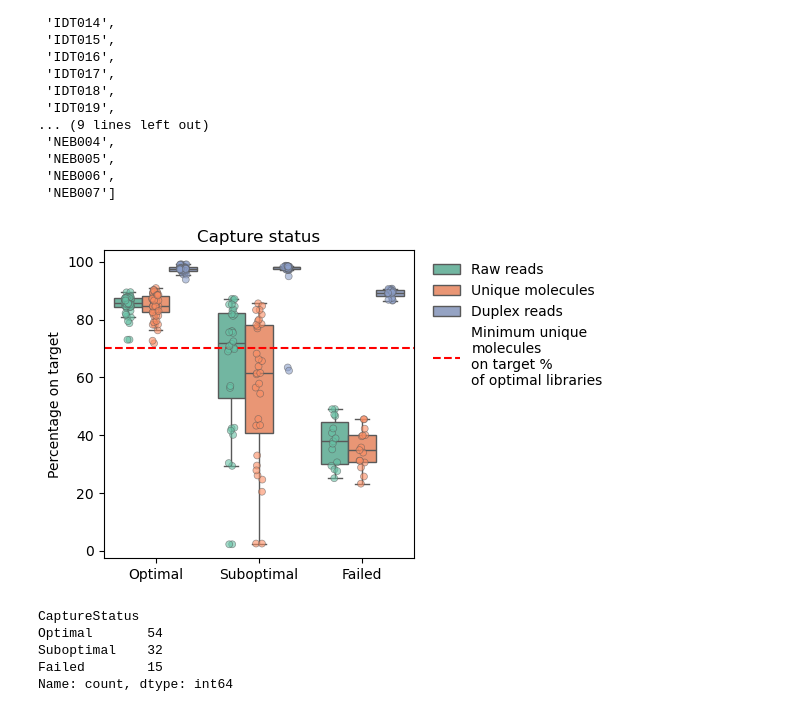
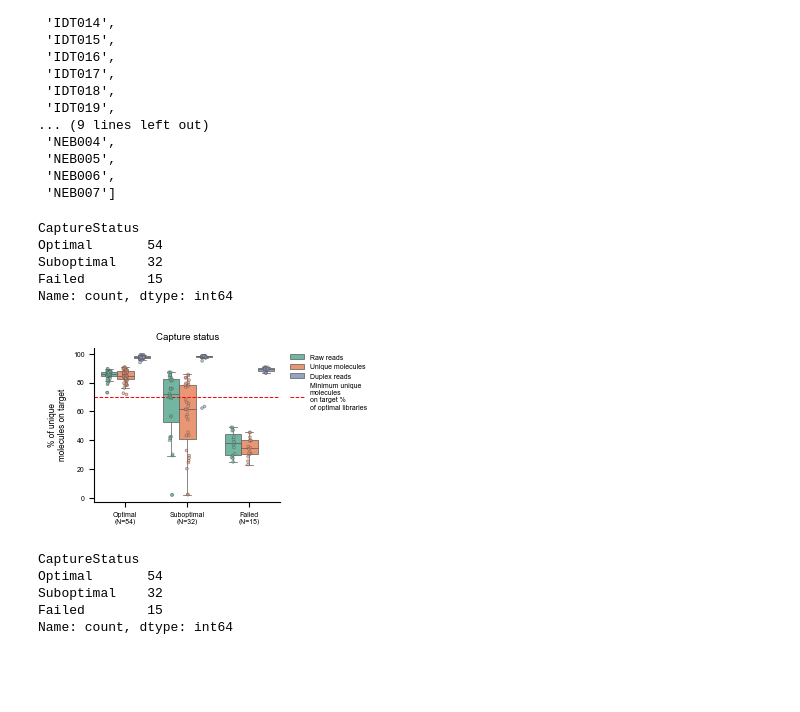
Before and after one commit to bbglab/DeepClone_protocol, a Jupyter notebook: main/figure3/scripts/plot_ontarget_experiments.ipynb, the cells around one changed output. Saved outputs shown, nothing was run; the diff lists cells and outputs as text; code cells hidden in the pictures; blank space fills up the shorter version.

```diff
--- a/main/figure3/scripts/plot_ontarget_experiments.ipynb
+++ b/main/figure3/scripts/plot_ontarget_experiments.ipynb
@@ -129,87 +182,56 @@ sorted(subset_data["PROJECT"].unique())
+# %%
+counts_per_capture_group
+# %% [output]
+CaptureStatus
+Optimal       54
+Suboptimal    32
+Failed        15
+Name: count, dtype: int64
 # %%
-# your variables of interest
-to_plot = [
-    'BamQC>>raw.percentage_aligned_on_target',
-    'BamQC>>am.percentage_aligned_on_target',
-    'BamQC>>duplex.percentage_aligned_on_target',
-    # 'FamMetrics>>on_target'
-]
-
-# subset data
-df = subset_data[subset_data["PROJECT"].str.startswith("IDT")].copy()
-df = df[df["PROJECT"].isin([
-    'IDT007', 'IDT012', 'IDT013', 'IDT014',
-                             'IDT016', 'IDT017', 'IDT018','IDT020',
-                             'IDT015','IDT021', 'IDT022',
-                             'IDT023', 'IDT019',
-                             'IDT026',
-                             'IDT027',
-                             ])].copy()
-
-mapping_batch_to_quality = {
-        "Optimal": ['IDT007', 'IDT012', 'IDT013', 'IDT014',
-                    'IDT016', 'IDT017', 'IDT018','IDT020',
-                    'IDT026','IDT027',
-                    ],
-        "Suboptimal" : ['IDT015','IDT021', 'IDT022',],
-        "Failed": [ 'IDT023', 'IDT019']
-    }
-
-df["CaptureStatus"] = df["PROJECT"].map({proj: status for status, projs in mapping_batch_to_quality.items() for proj in projs})
-
-df = df.sort_values(by = "CaptureStatus").reset_index(drop=True)
-
-# reshape from wide to long format
-long_df = df.melt(
-    id_vars="CaptureStatus",
-    value_vars=to_plot,
-    var_name="Metric",
-    value_name="Percentage_on_target"
-)
-
-# rename Metric column for nicer display
-long_df["Metric"] = long_df["Metric"].str.replace("BamQC>>", "").str.replace(".percentage_aligned_on_target", "")
-long_df["Metric"] = long_df["Metric"].map({
-    'raw': 'Raw reads',
-    'am': 'Unique molecules',
-    'duplex': 'Duplex reads',})
 # set up plot
-plt.figure(figsize=(4, 4))
+plt.figure(figsize=(2.4, 2))
 sns.boxplot(
     data=long_df,
     x="CaptureStatus",
     y="Percentage_on_target",
     hue="Metric",
     palette="Set2",
+    linewidth=0.5,
     order = ["Optimal", "Suboptimal", "Failed"],
     showfliers=False
 )
 sns.stripplot(
     data=long_df,
     x="CaptureStatus",
     y="Percentage_on_target",
     hue="Metric",
     dodge=True,
     alpha=0.6,
     order = ["Optimal", "Suboptimal", "Failed"],
     palette="Set2",
     linewidth=0.5,
     edgecolor="gray",
+    s=2,
     legend=False
 )
-plt.axhline(y=70, color='red', linestyle='--', label='Minimum unique\nmolecules\non target %\nof optimal libraries')
+plt.axhline(y=70, color='red',
+            linestyle='--',
+            linewidth=0.7,
+            label='Minimum unique\nmolecules\non target %\nof optimal libraries')
+
+sns.despine()
+
 # tidy up
-plt.title("Capture status", fontsize=12)
+plt.title("Capture status")
 plt.xlabel("")
-plt.xticks(range(len(df["CaptureStatus"].unique())), ["Optimal", "Suboptimal", "Failed"])
-plt.ylabel("Percentage on target")
-# plt.xticks(range(len(df["PROJECT"].unique())), [f"Exp_{i}" for i in range(len(df["PROJECT"].unique()))])
+plt.xticks(range(len(df["CaptureStatus"].unique())), [f"{status}\n(N={counts_per_capture_group[status]})" for status in ["Optimal", "Suboptimal", "Failed"]])
+
+plt.ylabel("% of unique\nmolecules on target")
 plt.legend(title="", bbox_to_anchor=(1.02, 1), loc='upper left', frameon =False)
-# plt.tight_layout()
 plt.savefig("../plots/capture_status_plot.pdf", dpi=300, bbox_inches='tight')
 plt.show()
 # %% [output]
-[figure, old version]
+[figure, new version]
 # %%
 df["CaptureStatus"].value_counts()
 # %% [output]
```
Also changed, not shown: parts of 8 cells of this notebook, 12 other files.
